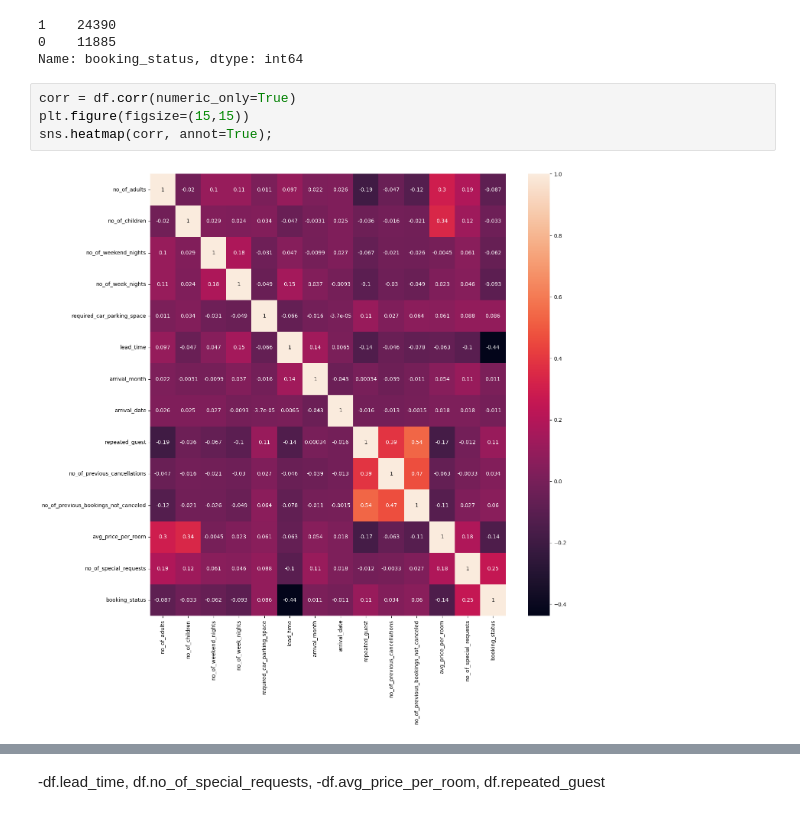
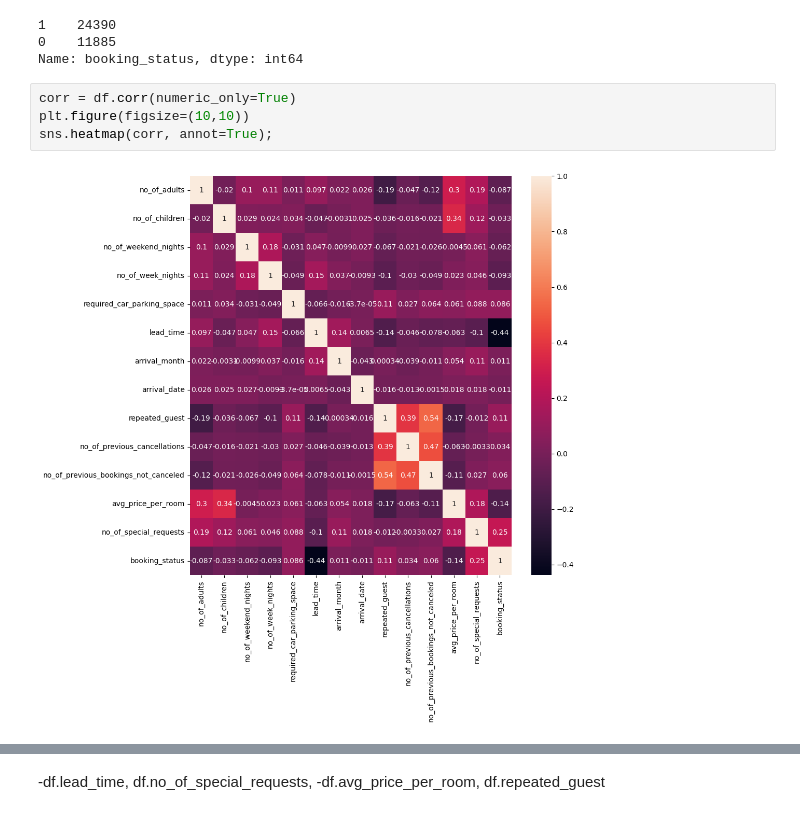
Before and after one commit to jhnnce/Kaggel_Hotel_Reservation, a Jupyter notebook: SRC_HotelR/Preprocessing_HotelR/Preprocessing_HotelR.ipynb, the cells around one changed output, grey strips where cells are left out. Drawn from its saved outputs; the diff is of its cells as text.

```diff
--- a/SRC_HotelR/Preprocessing_HotelR/Preprocessing_HotelR.ipynb
+++ b/SRC_HotelR/Preprocessing_HotelR/Preprocessing_HotelR.ipynb
@@ -105,9 +105,9 @@ df.booking_status.value_counts()
 Name: booking_status, dtype: int64
 # %%
 corr = df.corr(numeric_only=True)
-plt.figure(figsize=(15,15))
+plt.figure(figsize=(10,10))
 sns.heatmap(corr, annot=True);
 # %% [output]
-[figure, old version]
+[figure, new version]
 # %%
 corr = df.corr(numeric_only=True)
```
Also changed, not shown: parts of 22 cells of this notebook.
